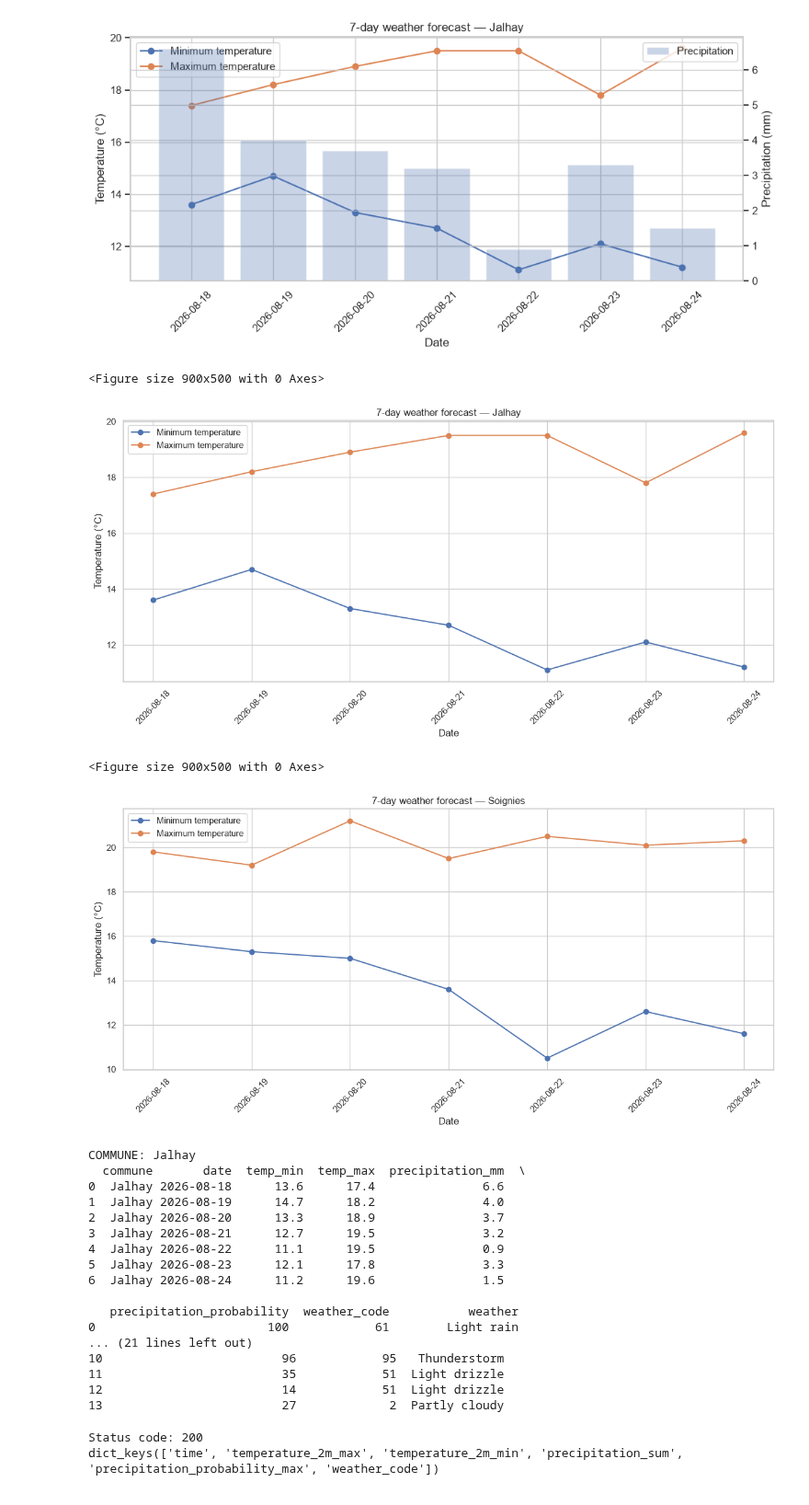
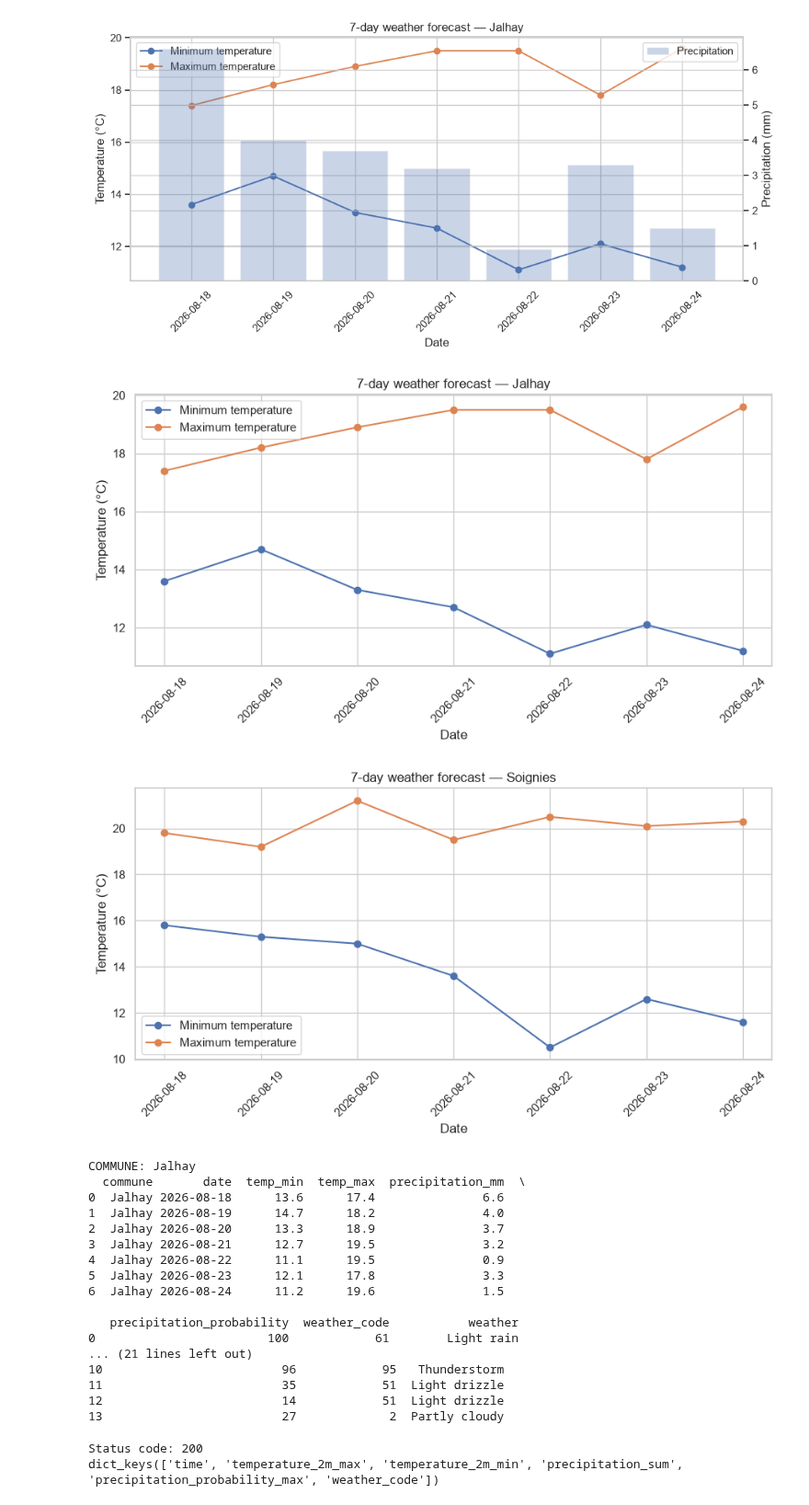
Before and after one commit to Mircea11/BF_IntegIA_2026, a Jupyter notebook: Specialist_IA/Semain 17-08-26/request-exersize.ipynb, the cells around one changed output. Shown at 92% size. Cells and saved outputs as stored; diff of their text form; code cells hidden in the pictures.

```diff
--- a/Specialist_IA/Semain 17-08-26/request-exersize.ipynb
+++ b/Specialist_IA/Semain 17-08-26/request-exersize.ipynb
@@ -672,14 +672,16 @@ Selected commune: Jalhay
 import matplotlib.pyplot as plt
 import seaborn as sns
 
+# Set the visual style once for all charts.
+sns.set_theme(style="whitegrid")
 # groupby("commune") separates the DataFrame
 # into one small DataFrame for each commune.
 for commune, data_commune in df_weather.groupby("commune"):
 
 
     # Create a new figure for this commune.
-    plt.figure(figsize=(9, 5))
-    sns.set_theme(style="whitegrid")
+    #plt.figure(figsize=(9, 5))
+
     plt.figure(figsize=(12, 6))
 
 
@@ -696,54 +698,52 @@ for commune, data_commune in df_weather.groupby("commune"):
     plt.plot(
         data_commune["date"],
         data_commune["temp_max"],
         marker="o",
         label="Maximum temperature"
     )
 
     # Add chart information.
     plt.title(f"7-day weather forecast — {commune}")
     plt.xlabel("Date")
     plt.ylabel("Temperature (°C)")
 
     # Show which line is min and which is max.
     plt.legend()
 
     # Make dates easier to read.
     plt.xticks(rotation=45)
 
     # Prevent labels from overlapping.
     plt.tight_layout()
 
 
     # Display the chart.
     plt.show()
 
     # Look at how Pandas grouped the communes.
 for commune, data_commune in df_weather.groupby("commune"):
     print("\nCOMMUNE:", commune)
     print(data_commune)
 # %% [output]
+[figure, new version]
+[figure, new version]
-<Figure size 900x500 with 0 Axes>
+COMMUNE: Jalhay
+  commune       date  temp_min  temp_max  precipitation_mm  \
+0  Jalhay 2026-08-18      13.6      17.4               6.6
+1  Jalhay 2026-08-19      14.7      18.2               4.0
+2  Jalhay 2026-08-20      13.3      18.9               3.7
+3  Jalhay 2026-08-21      12.7      19.5               3.2
+4  Jalhay 2026-08-22      11.1      19.5               0.9
+5  Jalhay 2026-08-23      12.1      17.8               3.3
+6  Jalhay 2026-08-24      11.2      19.6               1.5
+
+   precipitation_probability  weather_code           weather
+0                        100            61        Light rain
+... (21 lines left out)
+10                         96            95   Thunderstorm
+11                         35            51  Light drizzle
+12                         14            51  Light drizzle
+13                         27             2  Partly cloudy
-[figure, old version]
-<Figure size 900x500 with 0 Axes>
-[figure, old version]
-COMMUNE: Jalhay
-  commune       date  temp_min  temp_max  precipitation_mm  \
-0  Jalhay 2026-08-18      13.6      17.4               6.6
-1  Jalhay 2026-08-19      14.7      18.2               4.0
-2  Jalhay 2026-08-20      13.3      18.9               3.7
-3  Jalhay 2026-08-21      12.7      19.5               3.2
-4  Jalhay 2026-08-22      11.1      19.5               0.9
-5  Jalhay 2026-08-23      12.1      17.8               3.3
-6  Jalhay 2026-08-24      11.2      19.6               1.5
-
-   precipitation_probability  weather_code           weather
-0                        100            61        Light rain
-... (21 lines left out)
-10                         96            95   Thunderstorm
-11                         35            51  Light drizzle
-12                         14            51  Light drizzle
-13                         27             2  Partly cloudy
 # %%
 # This is a temporary test request.
 # We keep the existing get_weather() function unchanged for now.
```
Also changed, not shown: parts of 3 cells of this notebook, 4 other files.
